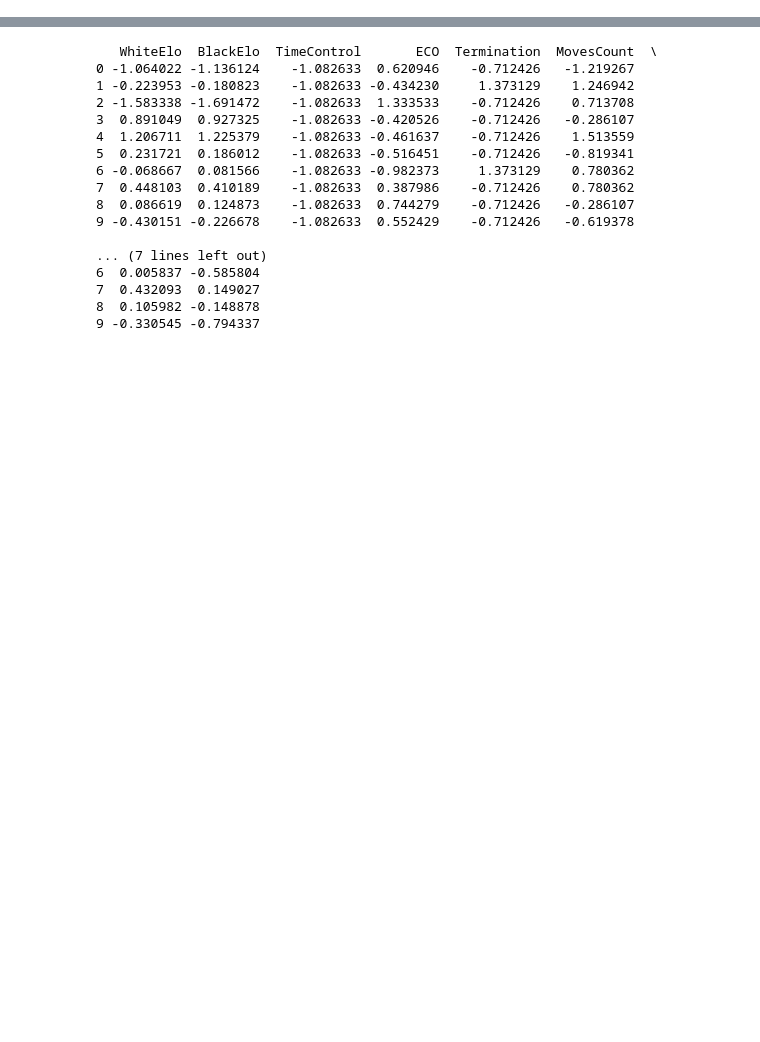
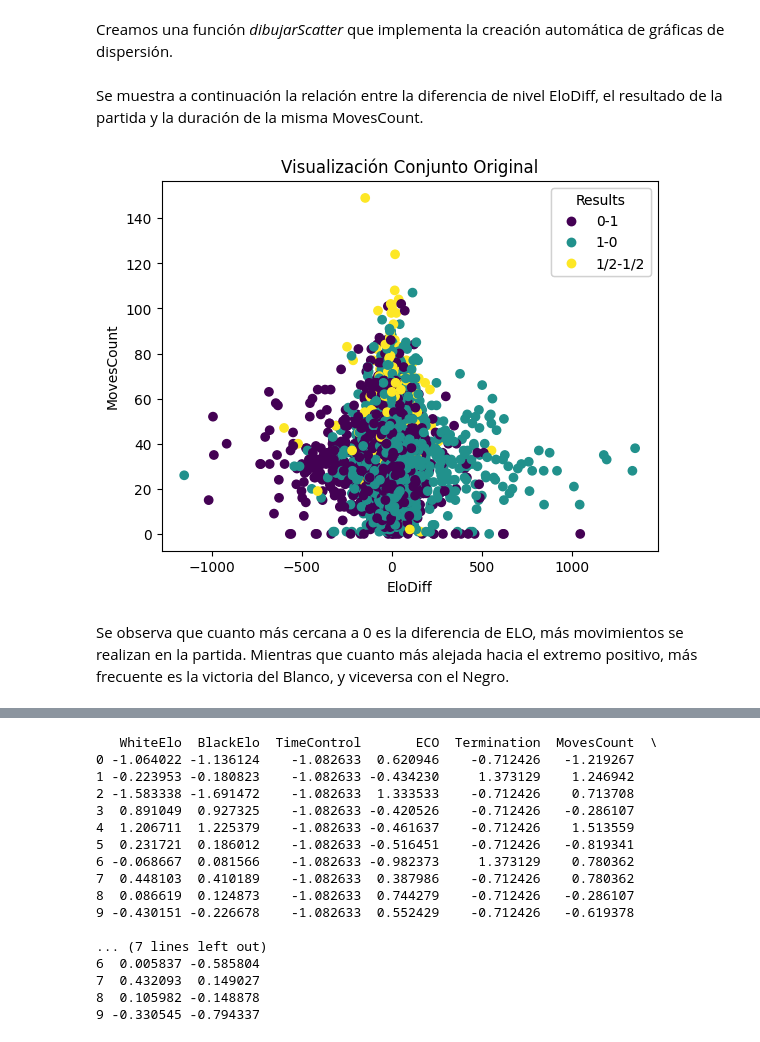
Before and after one commit to carlosgg0/practicas-aprendizaje, a Jupyter notebook: ajedrez/setup.ipynb, the cells around one changed output, grey strips where cells are left out. Saved outputs shown, nothing was run; the diff lists cells and outputs as text; code cells hidden in the pictures; blank space fills up the shorter version.

```diff
--- a/ajedrez/setup.ipynb
+++ b/ajedrez/setup.ipynb
@@ -71,0 +131,24 @@ Número de clases: 3
+# %% [markdown]
+Creamos una función *dibujarScatter* que implementa la creación automática de gráficas de dispersión.
+# %%
+TARGET_NAMES = ['0-1', '1-0', '1/2-1/2']
+
+def dibujarScatter(set, title, feature1, feature2):
+     fig, ax = plt.subplots()
+     scatter = ax.scatter(set[feature1], set[feature2], c=y, cmap='viridis')
+     # Leyenda utilizando TARGET_NAMES
+     handles, _ = scatter.legend_elements()
+     legend1 = ax.legend(handles, TARGET_NAMES, title="Results")
+     ax.add_artist(legend1)
+     plt.title(title)
+     plt.xlabel(feature1)
+     plt.ylabel(feature2)
+     plt.show()
+# %% [markdown]
+Se muestra a continuación la relación entre la diferencia de nivel EloDiff, el resultado de la partida y la duración de la misma MovesCount.
+# %%
+dibujarScatter(original, "Visualización Conjunto Original", 'EloDiff', 'MovesCount')
+# %% [output]
+[figure, added]
+# %% [markdown]
+Se observa que cuanto más cercana a 0 es la diferencia de ELO, más movimientos se realizan en la partida. Mientras que cuanto más alejada hacia el extremo positivo, más frecuente es la victoria del Blanco, y viceversa con el Negro.
```
Also changed, not shown: parts of 24 cells of this notebook, 1 other file.
